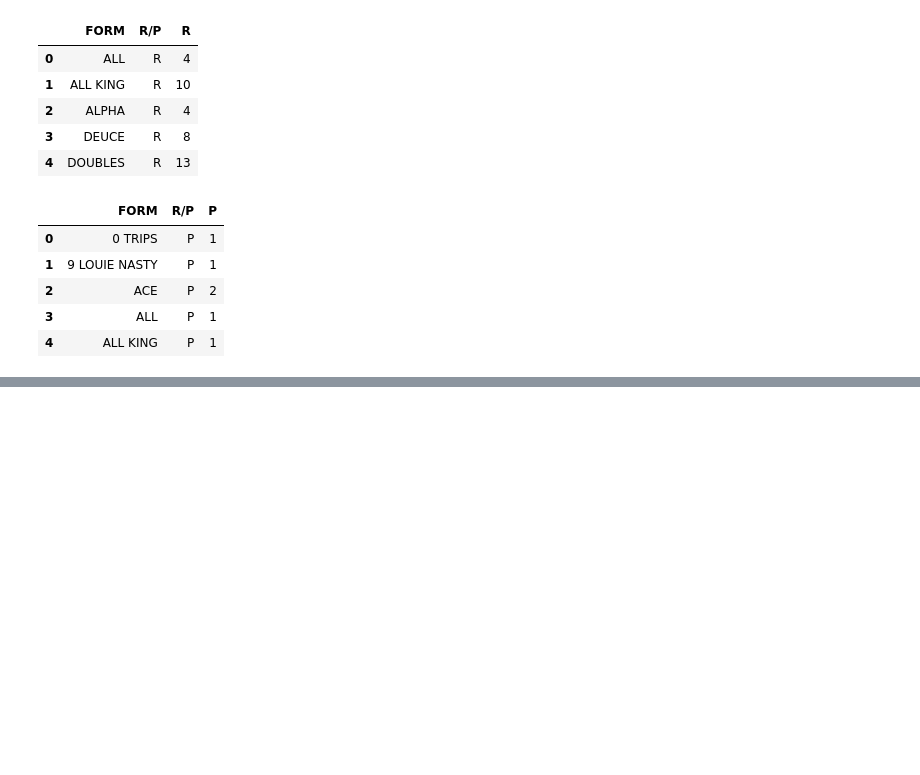
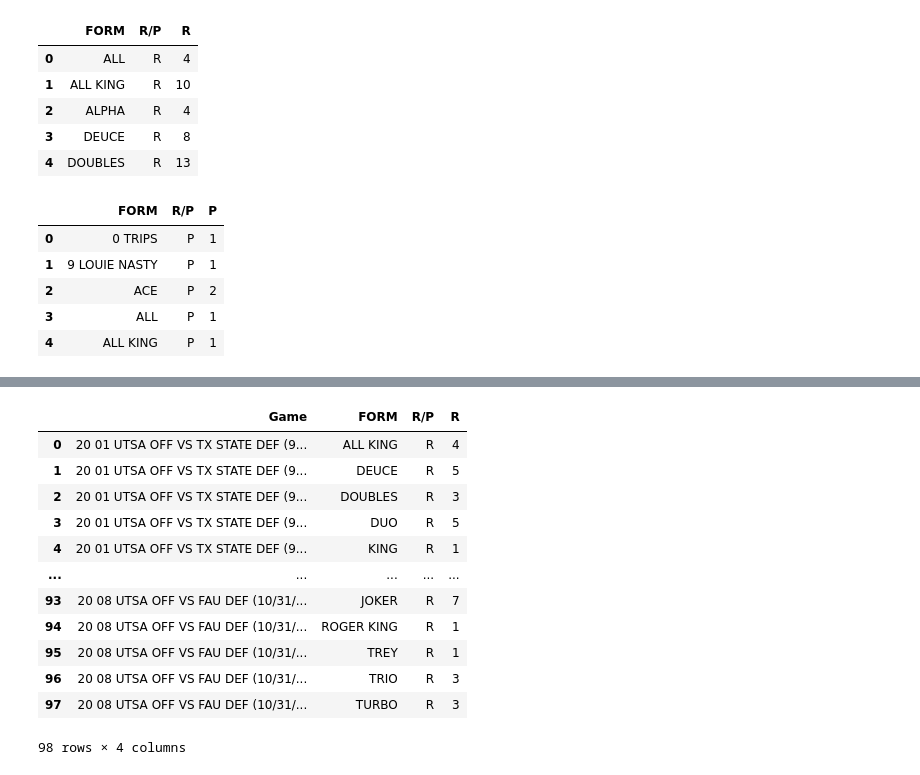
Before and after one commit to ahprh12/Ocean-Speedway-Golf-GPS, a Jupyter notebook: utsa/selfscout.ipynb, the cells around one changed output, grey strips where cells are left out. Saved outputs shown, nothing was run; the diff lists cells and outputs as text; code cells hidden in the pictures; blank space fills up the shorter version.

```diff
--- a/utsa/selfscout.ipynb
+++ b/utsa/selfscout.ipynb
@@ -77,0 +70,24 @@ mer
+# %%
+#################### NEXT STEP #####################
+#pd.reset_option("all")
+raw["Game"]= raw["Name"].str.split(",", n = 1, expand = True)
+overallrp1 = raw[["Game", "FORM", "R/P",]]
+
+run = overallrp1[["Game", "FORM", "R/P",]]
+run = run.loc[run["R/P"] == "R"]
+run = run.groupby(["Game", "FORM","R/P"])["R/P"].count().reset_index(name="R")
+run
+# %% [output]
+|  | Game | FORM | R/P | R |
+| 0 | 20 01 UTSA OFF VS TX STATE DEF (9... | ALL KING | R | 4 |
+| 1 | 20 01 UTSA OFF VS TX STATE DEF (9... | DEUCE | R | 5 |
+| 2 | 20 01 UTSA OFF VS TX STATE DEF (9... | DOUBLES | R | 3 |
+| 3 | 20 01 UTSA OFF VS TX STATE DEF (9... | DUO | R | 5 |
+| 4 | 20 01 UTSA OFF VS TX STATE DEF (9... | KING | R | 1 |
+| ... | ... | ... | ... | ... |
+| 93 | 20 08 UTSA OFF VS FAU DEF (10/31/... | JOKER | R | 7 |
+| 94 | 20 08 UTSA OFF VS FAU DEF (10/31/... | ROGER KING | R | 1 |
+| 95 | 20 08 UTSA OFF VS FAU DEF (10/31/... | TREY | R | 1 |
+| 96 | 20 08 UTSA OFF VS FAU DEF (10/31/... | TRIO | R | 3 |
+| 97 | 20 08 UTSA OFF VS FAU DEF (10/31/... | TURBO | R | 3 |
+98 rows × 4 columns
```
Also changed, not shown: parts of 5 cells of this notebook, 5 other files.
